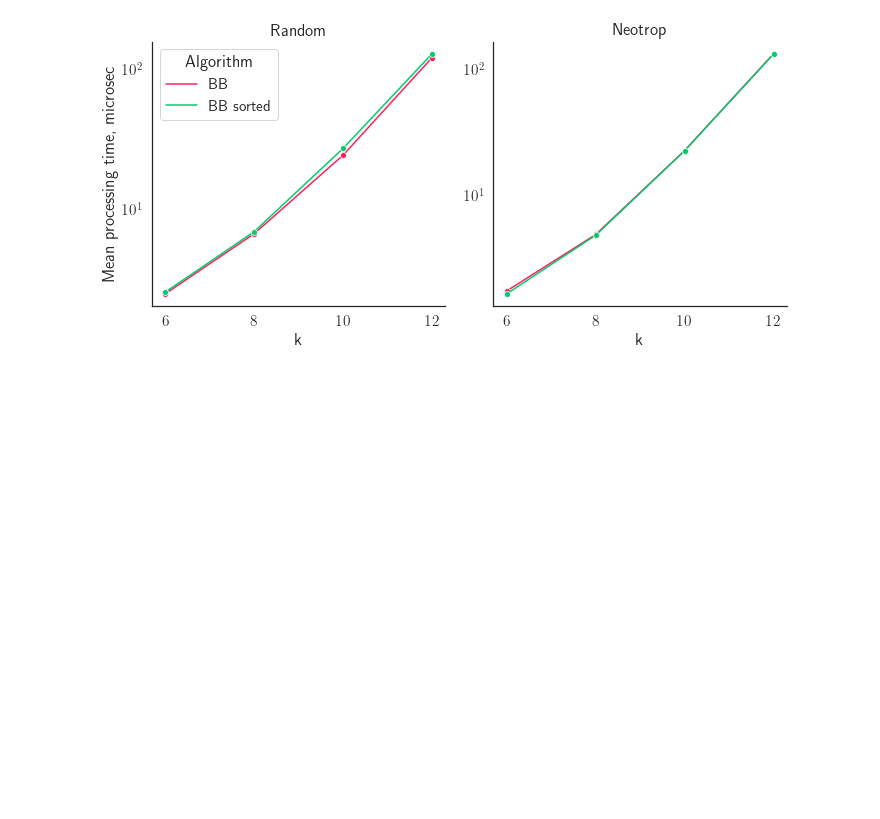
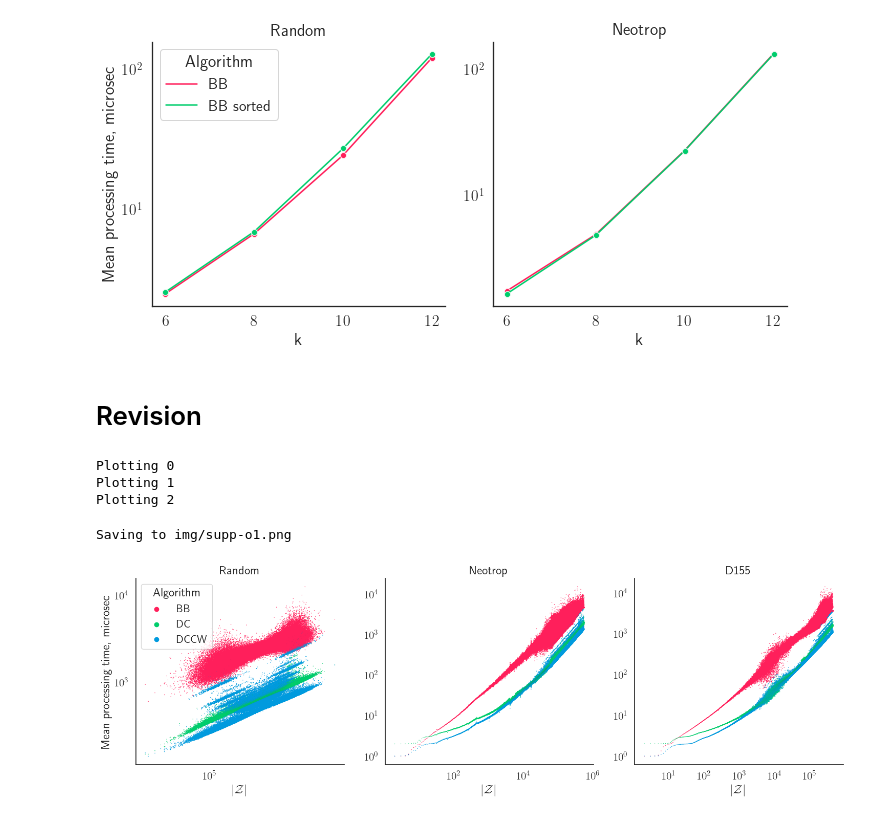
Before and after one commit to nromashchenko/pk-algs, a Jupyter notebook: plots_clean.ipynb, the cells around one changed output. Saved outputs shown, nothing was run; the diff lists cells and outputs as text; code cells hidden in the pictures; blank space fills up the shorter version.

```diff
--- a/plots_clean.ipynb
+++ b/plots_clean.ipynb
@@ -787,3 +784,22 @@ Plotting 0
 Plotting 1
 Saving to img/bbe.pdf
 [figure]
+# %% [markdown]
+# Revision
+# %%
+rev_random = read_dataset("revision-tcbb2/all-random.csv")
+rev_neotrop = read_dataset("revision-tcbb2/neotrop.csv")
+rev_d155 = read_dataset("revision-tcbb2/d155.csv")
+rev_dfs = list(zip(["Random", "Neotrop", "D155"], [rev_random, rev_neotrop, rev_d155]))
+# %%
+alldata_meantime_Z(rev_dfs,
+                   k=10, omega=1.0,
+                   logy=True, logx=True,
+                   filename="img/supp-o1.png", s=1,
+                   dpi=400)#, sampling_fraction=0.05)
+# %% [output]
+Plotting 0
+Plotting 1
+Plotting 2
+Saving to img/supp-o1.png
+[figure, added]
```
Also changed, not shown: parts of 63 cells of this notebook, 6 other files.
